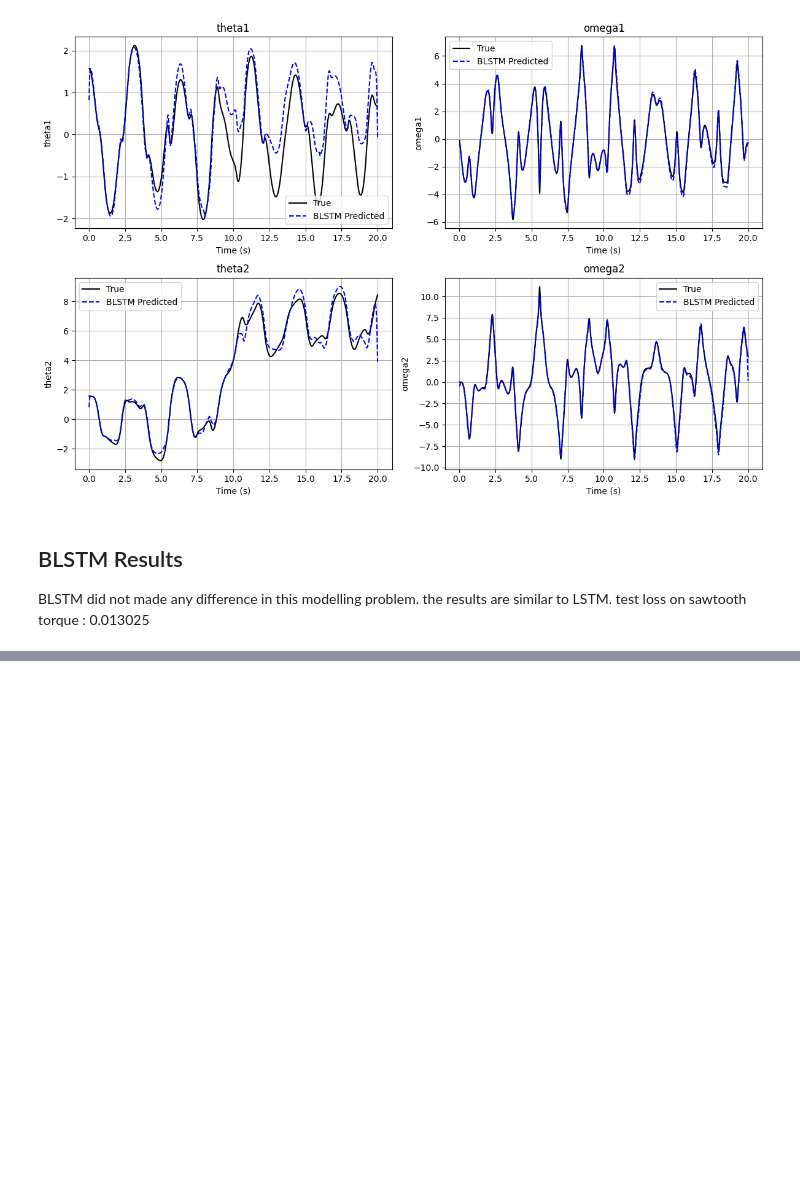
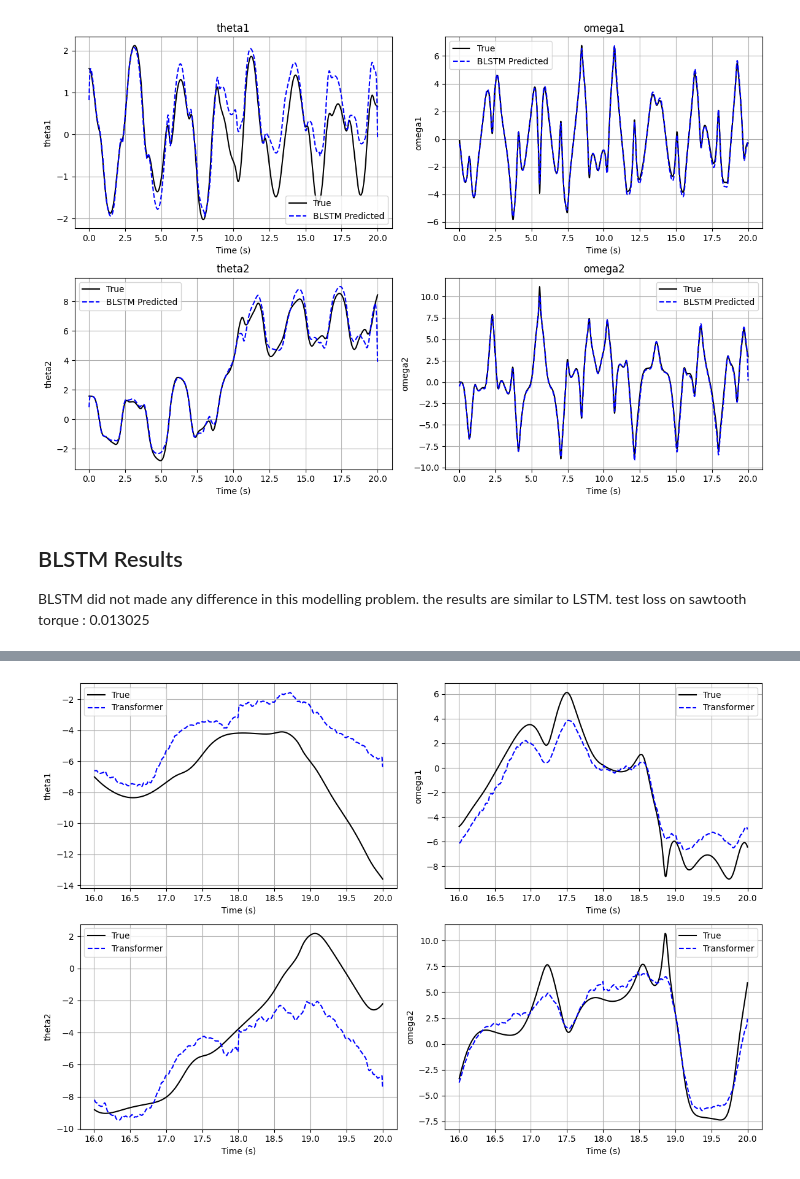
Before and after one commit to mmatinm/Deep-Learning-Projects, a Jupyter notebook: nonlinear-system-identification/identification.ipynb, the cells around one changed output, grey strips where cells are left out. Saved outputs shown, nothing was run; the diff lists cells and outputs as text; code cells hidden in the pictures; blank space fills up the shorter version.

```diff
--- a/nonlinear-system-identification/identification.ipynb
+++ b/nonlinear-system-identification/identification.ipynb
@@ -1087,0 +1169,28 @@ test loss on sawtooth torque : 0.013025
+# %%
+# Test
+def test_model(model, X_seq, Y_seq, scaler_Y):
+    model.eval()
+    with torch.no_grad():
+        X_tensor = torch.tensor(X_seq, dtype=torch.float32).to(device)
+        Y_pred_scaled = model(X_tensor).cpu().squeeze(0).numpy()
+    return scaler_Y.inverse_transform(Y_pred_scaled)
+
+Y_pred_test = test_model(model, X_test_seq, Y_test_seq, scaler_Y)
+Y_true_test = scaler_Y.inverse_transform(Y_test_seq.squeeze(0))
+
+# Plot test
+plt.figure(figsize=(12, 8))
+labels = ['theta1', 'omega1', 'theta2', 'omega2']
+time = t_eval[split_idx+1:]
+for i in range(4):
+    plt.subplot(2, 2, i+1)
+    plt.plot(time, Y_true_test[:, i], label='True', color='black')
+    plt.plot(time, Y_pred_test[:, i], '--', label='Transformer', color='blue')
+    plt.xlabel('Time (s)')
+    plt.ylabel(labels[i])
+    plt.legend()
+    plt.grid()
+plt.tight_layout()
+plt.show()
+# %% [output]
+[figure, added]
```
Also changed, not shown: parts of 5 cells of this notebook.
